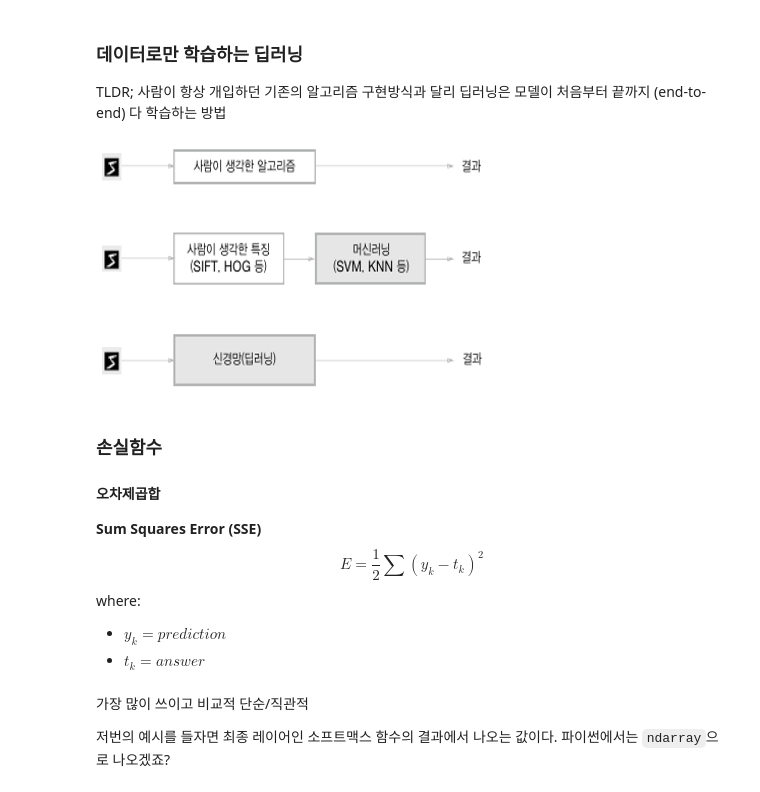
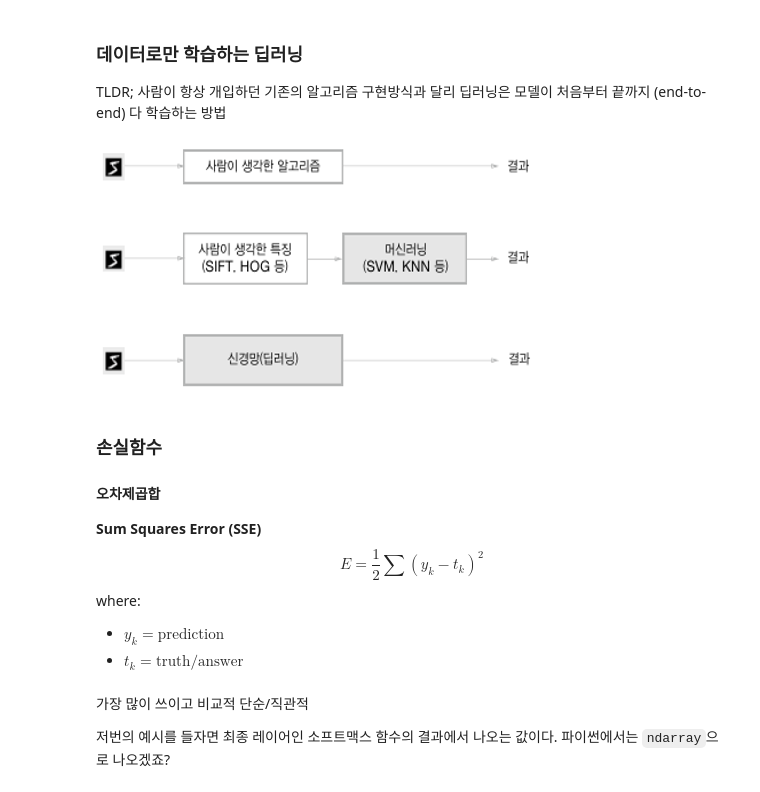
Before and after one commit to maxjo020418/DaeNaMu, a Jupyter notebook: DL_from_scratch_1n2/W4.ipynb, the cells around one changed output. Drawn from its saved outputs; the diff is of its cells as text; code cells hidden in the pictures.

```diff
--- a/DL_from_scratch_1n2/W4.ipynb
+++ b/DL_from_scratch_1n2/W4.ipynb
@@ -29,9 +29,9 @@ notebook_dp_image('./images/curriculum.png', (900,800))
 
 TLDR; 사람이 항상 개입하던 기존의 알고리즘 구현방식과 달리 딥러닝은 모델이 처음부터 끝까지 (end-to-end) 다 학습하는 방법
 # %%
-notebook_dp_image('./images/W4/img1.png', (400,250))
+notebook_dp_image('./images/W4/img1.png', (450,250))
 # %% [output]
-[figure, old version]
+[figure, new version]
 # %% [markdown]
 ### 손실함수
 #### 오차제곱합
@@ -40,8 +40,8 @@ $$
 E = \frac{1}{2}\sum(y_k-t_k)^2
 $$
 where:
-- $y_k=prediction$
-- $t_k=answer$
+- $y_k=\text{prediction}$
+- $t_k=\text{truth/answer}$
 # %% [markdown]
 가장 많이 쓰이고 비교적 단순/직관적
 
```
Also changed, not shown: parts of 32 cells of this notebook, 6 other files.
